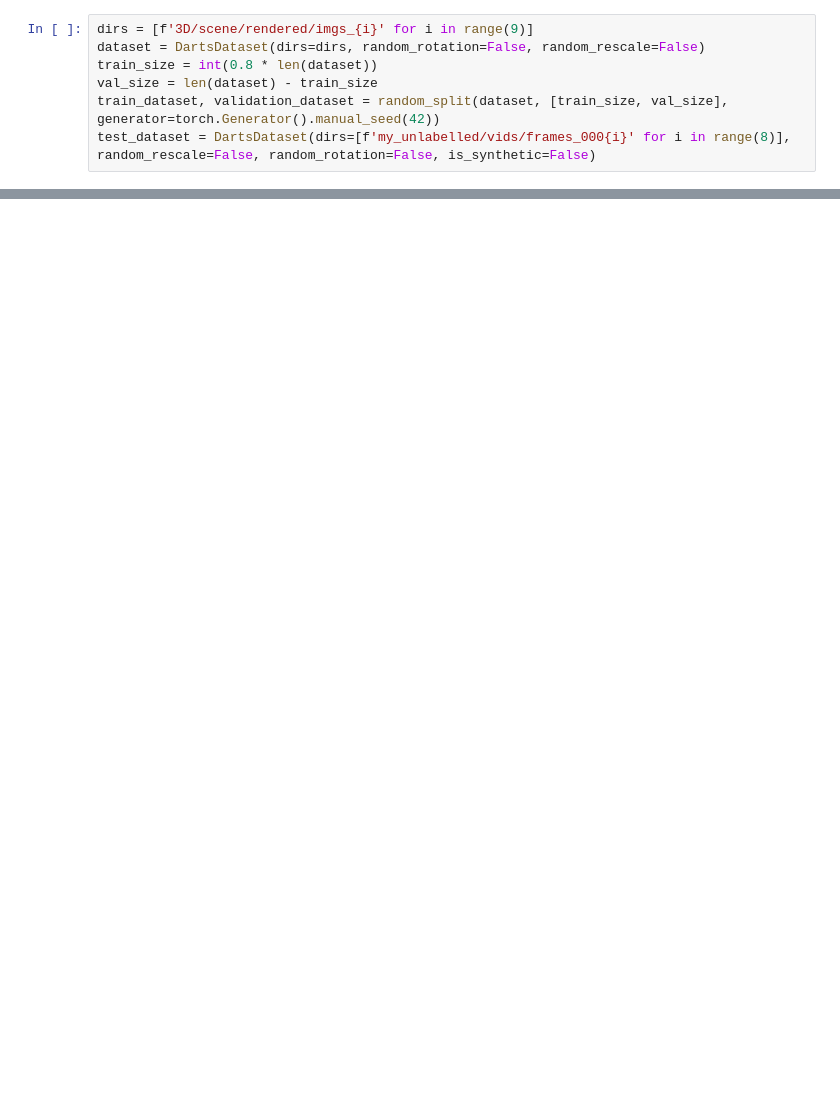
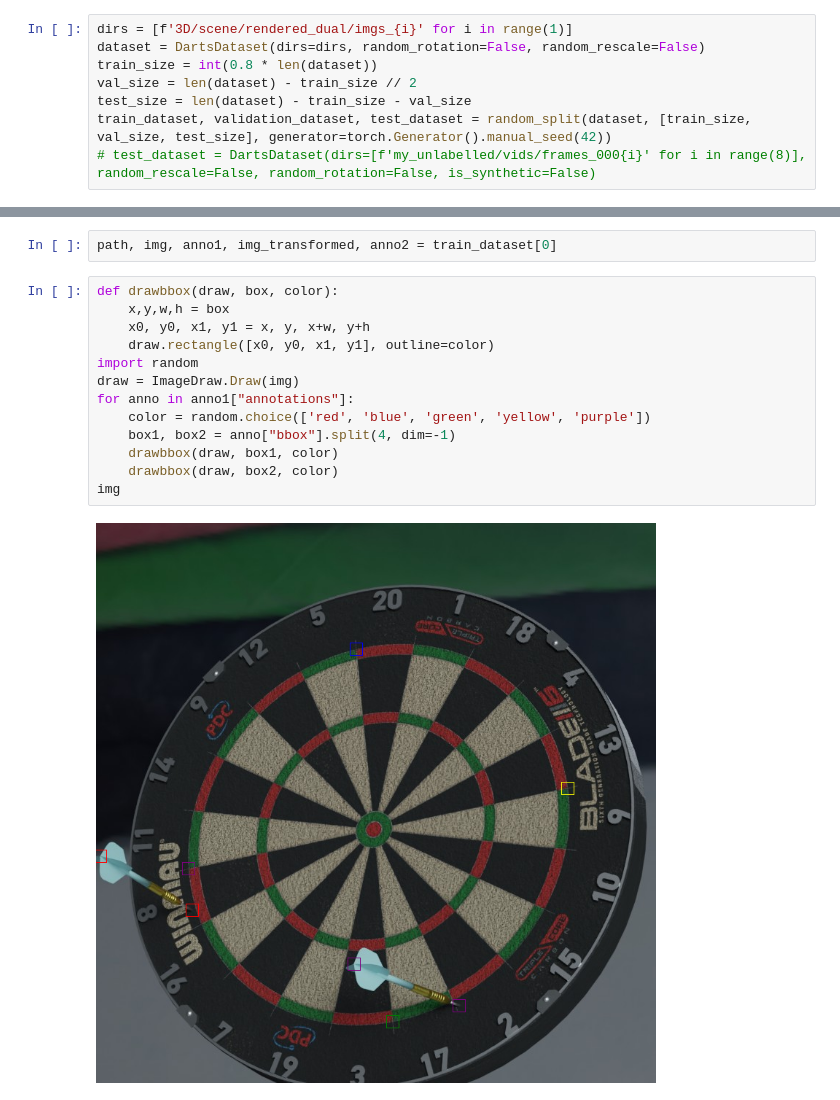
Before and after one commit to timnielen/playdarts, a Jupyter notebook: convert_coco.ipynb, the cells around one changed output, grey strips where cells are left out. Drawn from its saved outputs; the diff is of its cells as text; blank space fills up the shorter version.

```diff
--- a/convert_coco.ipynb
+++ b/convert_coco.ipynb
@@ -7,10 +13,11 @@ import torch
 # %%
-dirs = [f'3D/scene/rendered/imgs_{i}' for i in range(9)]
+dirs = [f'3D/scene/rendered_dual/imgs_{i}' for i in range(1)]
 dataset = DartsDataset(dirs=dirs, random_rotation=False, random_rescale=False)
 train_size = int(0.8 * len(dataset))
-val_size = len(dataset) - train_size
-train_dataset, validation_dataset = random_split(dataset, [train_size, val_size], generator=torch.Generator().manual_seed(42))
-test_dataset = DartsDataset(dirs=[f'my_unlabelled/vids/frames_000{i}' for i in range(8)], random_rescale=False, random_rotation=False, is_synthetic=False)
+val_size = len(dataset) - train_size // 2
+test_size = len(dataset) - train_size - val_size
+train_dataset, validation_dataset, test_dataset = random_split(dataset, [train_size, val_size, test_size], generator=torch.Generator().manual_seed(42))
+# test_dataset = DartsDataset(dirs=[f'my_unlabelled/vids/frames_000{i}' for i in range(8)], random_rescale=False, random_rotation=False, is_synthetic=False)
 # %%
 categories = [
     {
@@ -40,5 +47,22 @@ categories = [
     }
 ]
+# %%
+path, img, anno1, img_transformed, anno2 = train_dataset[0]
+# %%
+def drawbbox(draw, box, color):
+    x,y,w,h = box
+    x0, y0, x1, y1 = x, y, x+w, y+h
+    draw.rectangle([x0, y0, x1, y1], outline=color)
+import random
+draw = ImageDraw.Draw(img)
+for anno in anno1["annotations"]:
+    color = random.choice(['red', 'blue', 'green', 'yellow', 'purple'])
+    box1, box2 = anno["bbox"].split(4, dim=-1)
+    drawbbox(draw, box1, color)
+    drawbbox(draw, box2, color)
+img
+# %% [output]
+[figure, added]
 # %%
 def make_coco_dataset(dataset, output_dir):
     if not os.path.exists(output_dir):
```
Also changed, not shown: parts of 4 cells of this notebook, 2 other files.
